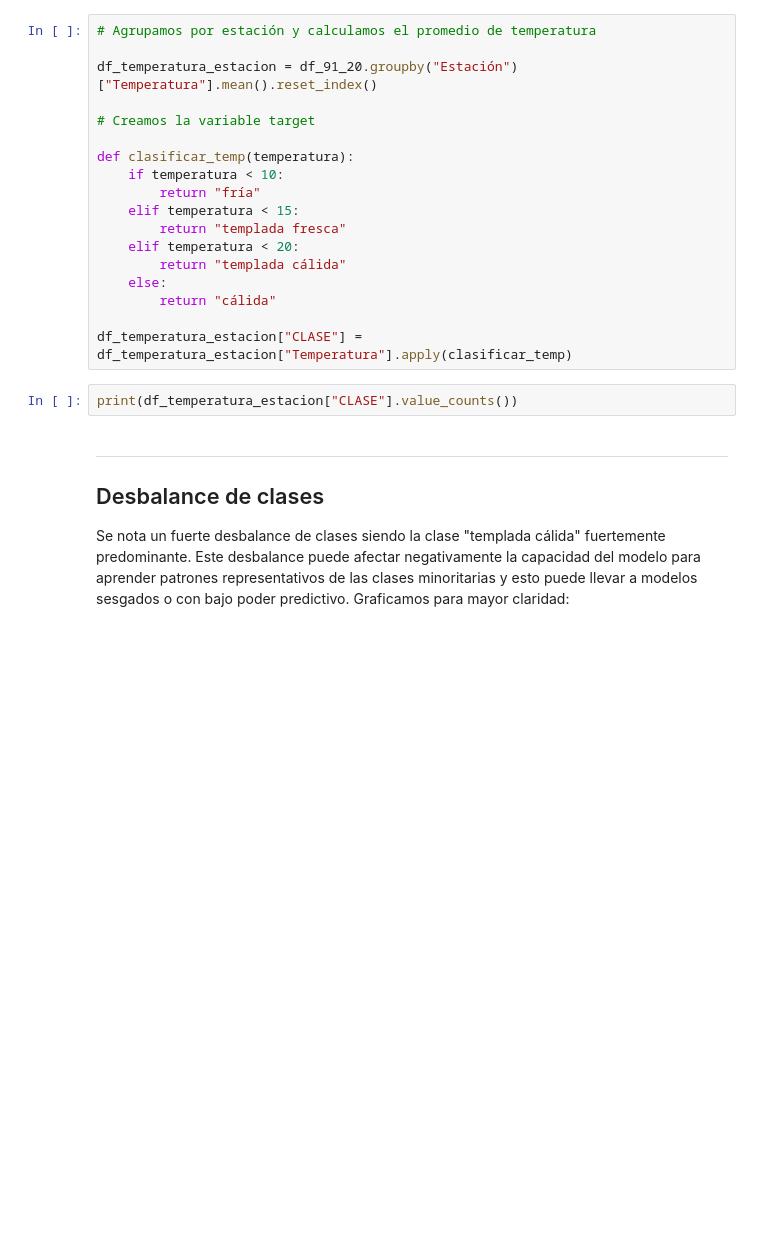
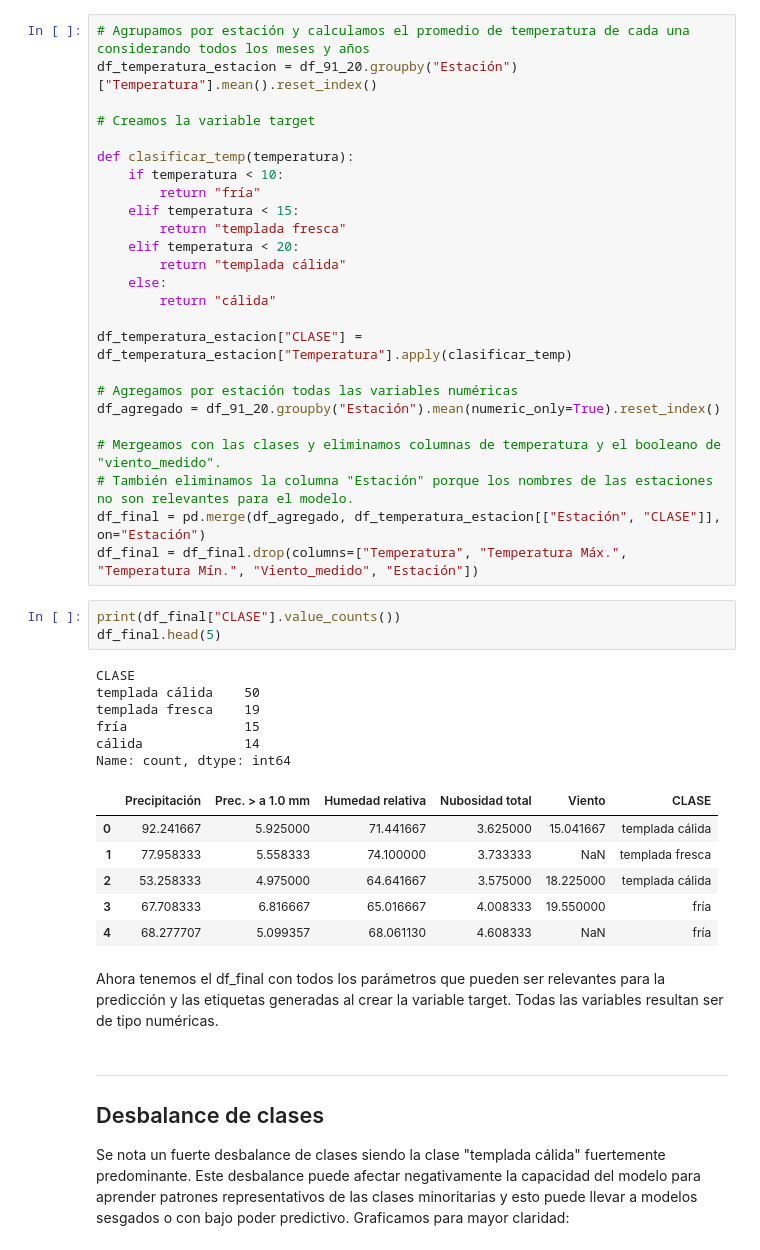
Before and after one commit to Mati279/Analisis-de-Datos---TPs, a Jupyter notebook: TP2/Borrador.ipynb, the cells around one changed output. Saved outputs shown, nothing was run; the diff lists cells and outputs as text; blank space fills up the shorter version.

```diff
--- a/TP2/Borrador.ipynb
+++ b/TP2/Borrador.ipynb
@@ -32,8 +38,7 @@ Cálidas: promedio mayor a 20 °C
 
 Esta clasificación busca representar de manera más precisa la variabilidad climática del país. A continuación, se agruparon las observaciones por estación y se asignó una etiqueta a cada una según el promedio de temperatura.
 # %%
-# Agrupamos por estación y calculamos el promedio de temperatura
-
+# Agrupamos por estación y calculamos el promedio de temperatura de cada una considerando todos los meses y años
 df_temperatura_estacion = df_91_20.groupby("Estación")["Temperatura"].mean().reset_index()
 
 # Creamos la variable target
@@ -49,8 +54,32 @@ def clasificar_temp(temperatura):
         return "cálida"
 
 df_temperatura_estacion["CLASE"] = df_temperatura_estacion["Temperatura"].apply(clasificar_temp)
+
+# Agregamos por estación todas las variables numéricas
+df_agregado = df_91_20.groupby("Estación").mean(numeric_only=True).reset_index()
+
+# Mergeamos con las clases y eliminamos columnas de temperatura y el booleano de "viento_medido".
+# También eliminamos la columna "Estación" porque los nombres de las estaciones no son relevantes para el modelo.
+df_final = pd.merge(df_agregado, df_temperatura_estacion[["Estación", "CLASE"]], on="Estación")
+df_final = df_final.drop(columns=["Temperatura", "Temperatura Máx.", "Temperatura Mín.", "Viento_medido", "Estación"])
 # %%
-print(df_temperatura_estacion["CLASE"].value_counts())
+print(df_final["CLASE"].value_counts())
+df_final.head(5)
+# %% [output]
+CLASE
+templada cálida    50
+templada fresca    19
+fría               15
+cálida             14
+Name: count, dtype: int64
+|  | Precipitación | Prec. > a 1.0 mm | Humedad relativa | Nubosidad total | Viento | CLASE |
+| 0 | 92.241667 | 5.925000 | 71.441667 | 3.625000 | 15.041667 | templada cálida |
+| 1 | 77.958333 | 5.558333 | 74.100000 | 3.733333 | NaN | templada fresca |
+| 2 | 53.258333 | 4.975000 | 64.641667 | 3.575000 | 18.225000 | templada cálida |
+| 3 | 67.708333 | 6.816667 | 65.016667 | 4.008333 | 19.550000 | fría |
+| 4 | 68.277707 | 5.099357 | 68.061130 | 4.608333 | NaN | fría |
+# %% [markdown]
+Ahora tenemos el df_final con todos los parámetros que pueden ser relevantes para la predicción y las etiquetas generadas al crear la variable target. Todas las variables resultan ser de tipo numéricas.
 # %% [markdown]
 ---
 ## Desbalance de clases
```
Also changed, not shown: parts of 6 cells of this notebook.
